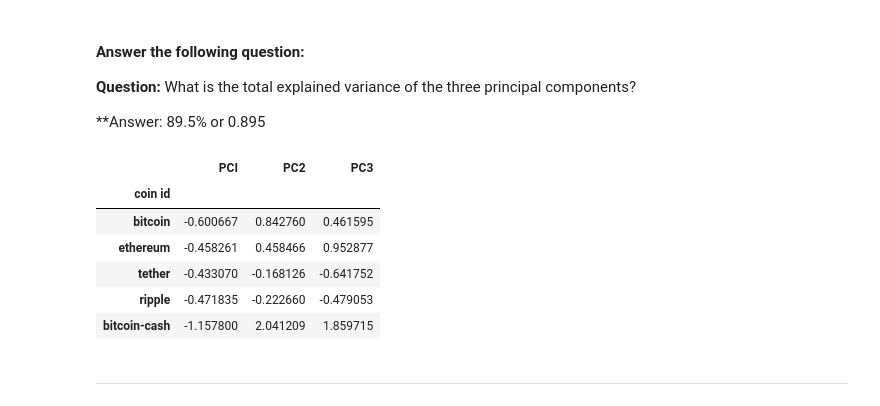
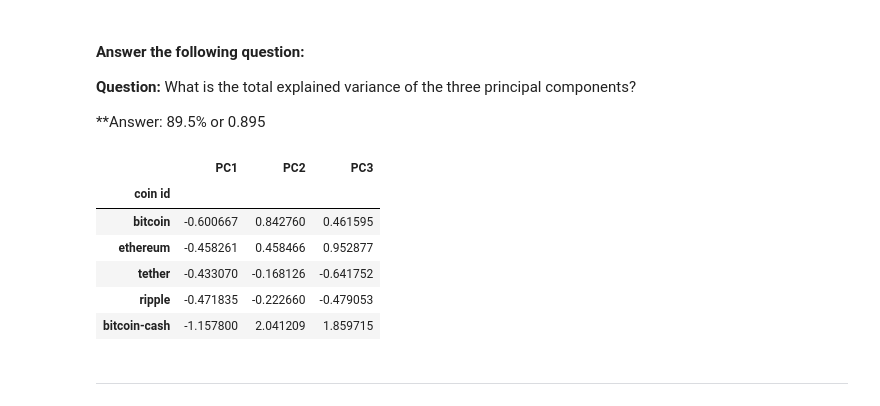
Before and after one commit to kaakabogu/CryptoClustering, a Jupyter notebook: Starter_Code/Crypto_Clustering.ipynb, the cells around one changed output. Saved outputs shown, nothing was run; the diff lists cells and outputs as text; code cells hidden in the pictures.

```diff
--- a/Starter_Code/Crypto_Clustering.ipynb
+++ b/Starter_Code/Crypto_Clustering.ipynb
@@ -234,19 +237,19 @@ array([0.3719856 , 0.34700813, 0.17603793])
 **Answer: 89.5% or 0.895
 # %%
 # Create a new DataFrame with the PCA data.
-df_market_pca = pd.DataFrame(market_pca_data, columns=["PCI","PC2","PC3"])
+df_market_pca = pd.DataFrame(market_pca_data, columns=["PC1","PC2","PC3"])
 # Creating a DataFrame with the PCA data
 
 # Copy the crypto names from the original data
 df_market_pca["coin id"] = df_market_data.index
 
 # Set the coinid column as index
 df_market_pca = df_market_pca.set_index("coin id")
 
 # Display sample data
 df_market_pca.head()
 # %% [output]
-|  | PCI | PC2 | PC3 |
+|  | PC1 | PC2 | PC3 |
 | coin id |  |  |  |
 | bitcoin | -0.600667 | 0.842760 | 0.461595 |
 | ethereum | -0.458261 | 0.458466 | 0.952877 |
```
Also changed, not shown: parts of 12 cells of this notebook.
